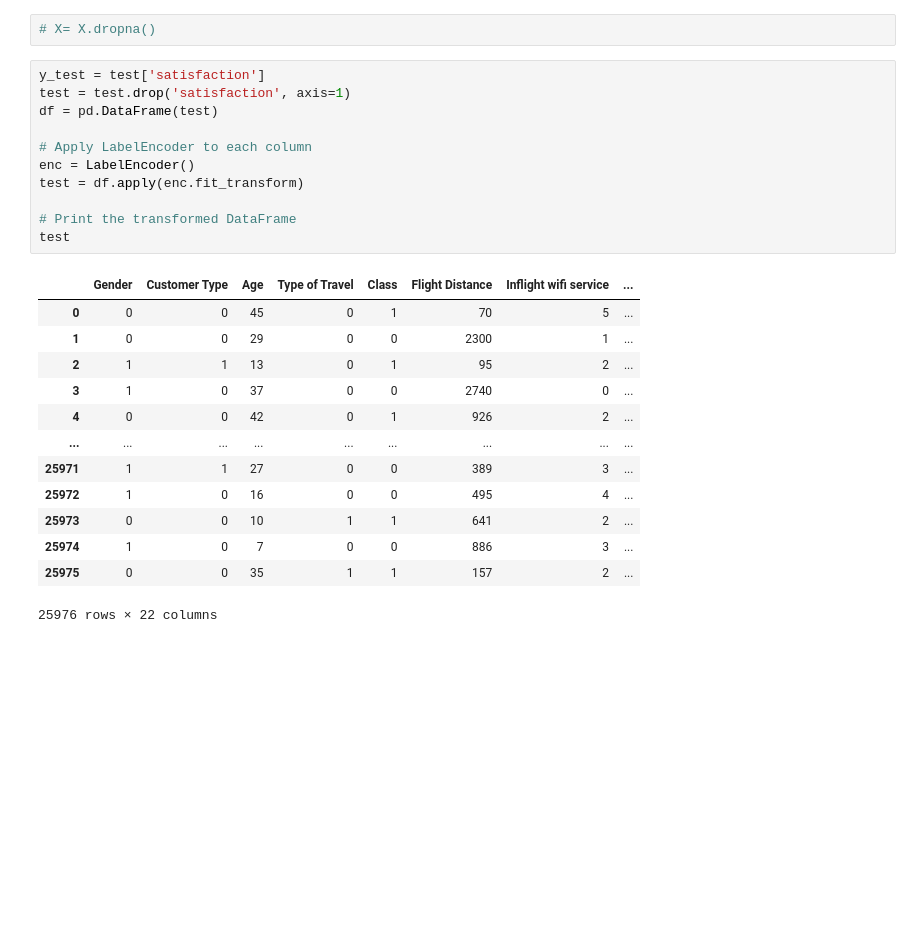
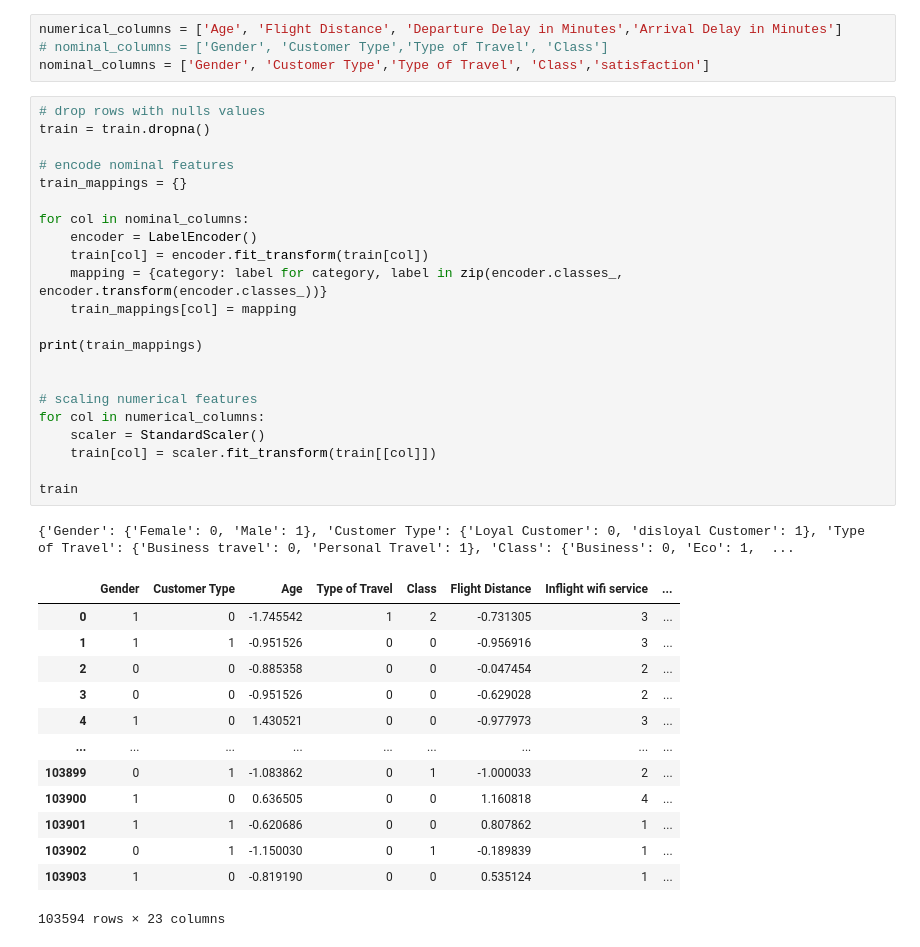
Before and after one commit to norhanreda/Air-line-passenger-satisfaction, a Jupyter notebook: models/kmean_cluster.ipynb, the cells around one changed output. Drawn from its saved outputs; the diff is of its cells as text; blank space fills up the shorter version.

```diff
--- a/models/kmean_cluster.ipynb
+++ b/models/kmean_cluster.ipynb
@@ -47,27 +34,41 @@ X
-# %%
-# X= X.dropna()
-# %%
-y_test = test['satisfaction']
-test = test.drop('satisfaction', axis=1)
-df = pd.DataFrame(test)
-
-# Apply LabelEncoder to each column
-enc = LabelEncoder()
-test = df.apply(enc.fit_transform)
-
-# Print the transformed DataFrame
-test
-# %% [output]
-|  | Gender | Customer Type | Age | Type of Travel | Class | Flight Distance | Inflight wifi service | ... |
-| 0 | 0 | 0 | 45 | 0 | 1 | 70 | 5 | ... |
-| 1 | 0 | 0 | 29 | 0 | 0 | 2300 | 1 | ... |
-| 2 | 1 | 1 | 13 | 0 | 1 | 95 | 2 | ... |
-| 3 | 1 | 0 | 37 | 0 | 0 | 2740 | 0 | ... |
-| 4 | 0 | 0 | 42 | 0 | 1 | 926 | 2 | ... |
-| ... | ... | ... | ... | ... | ... | ... | ... | ... |
-| 25971 | 1 | 1 | 27 | 0 | 0 | 389 | 3 | ... |
-| 25972 | 1 | 0 | 16 | 0 | 0 | 495 | 4 | ... |
-| 25973 | 0 | 0 | 10 | 1 | 1 | 641 | 2 | ... |
-| 25974 | 1 | 0 | 7 | 0 | 0 | 886 | 3 | ... |
-| 25975 | 0 | 0 | 35 | 1 | 1 | 157 | 2 | ... |
-25976 rows × 22 columns
+# %%
+numerical_columns = ['Age', 'Flight Distance', 'Departure Delay in Minutes','Arrival Delay in Minutes']
+# nominal_columns = ['Gender', 'Customer Type','Type of Travel', 'Class']
+nominal_columns = ['Gender', 'Customer Type','Type of Travel', 'Class','satisfaction']
+# %%
+# drop rows with nulls values
+train = train.dropna()
+
+# encode nominal features
+train_mappings = {}
+
+for col in nominal_columns:
+    encoder = LabelEncoder()
+    train[col] = encoder.fit_transform(train[col])
+    mapping = {category: label for category, label in zip(encoder.classes_, encoder.transform(encoder.classes_))}
+    train_mappings[col] = mapping
+
+print(train_mappings)
+
+
+# scaling numerical features
+for col in numerical_columns:
+    scaler = StandardScaler()
+    train[col] = scaler.fit_transform(train[[col]])
+
+train
+# %% [output]
+{'Gender': {'Female': 0, 'Male': 1}, 'Customer Type': {'Loyal Customer': 0, 'disloyal Customer': 1}, 'Type of Travel': {'Business travel': 0, 'Personal Travel': 1}, 'Class': {'Business': 0, 'Eco': 1,  ...
+|  | Gender | Customer Type | Age | Type of Travel | Class | Flight Distance | Inflight wifi service | ... |
+| 0 | 1 | 0 | -1.745542 | 1 | 2 | -0.731305 | 3 | ... |
+| 1 | 1 | 1 | -0.951526 | 0 | 0 | -0.956916 | 3 | ... |
+| 2 | 0 | 0 | -0.885358 | 0 | 0 | -0.047454 | 2 | ... |
+| 3 | 0 | 0 | -0.951526 | 0 | 0 | -0.629028 | 2 | ... |
+| 4 | 1 | 0 | 1.430521 | 0 | 0 | -0.977973 | 3 | ... |
+| ... | ... | ... | ... | ... | ... | ... | ... | ... |
+| 103899 | 0 | 1 | -1.083862 | 0 | 1 | -1.000033 | 2 | ... |
+| 103900 | 1 | 0 | 0.636505 | 0 | 0 | 1.160818 | 4 | ... |
+| 103901 | 1 | 1 | -0.620686 | 0 | 0 | 0.807862 | 1 | ... |
+| 103902 | 0 | 1 | -1.150030 | 0 | 1 | -0.189839 | 1 | ... |
+| 103903 | 1 | 0 | -0.819190 | 0 | 0 | 0.535124 | 1 | ... |
+103594 rows × 23 columns
```
Also changed, not shown: parts of 19 cells of this notebook, 2 other files.
